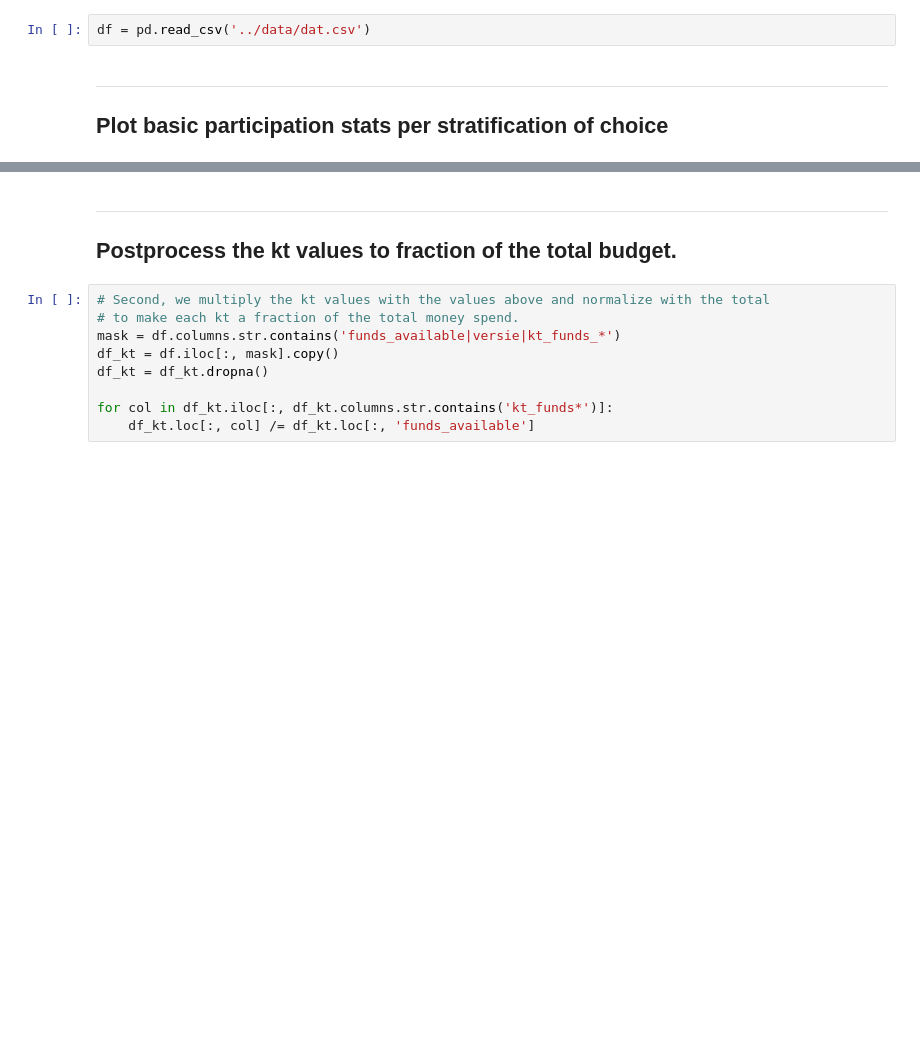
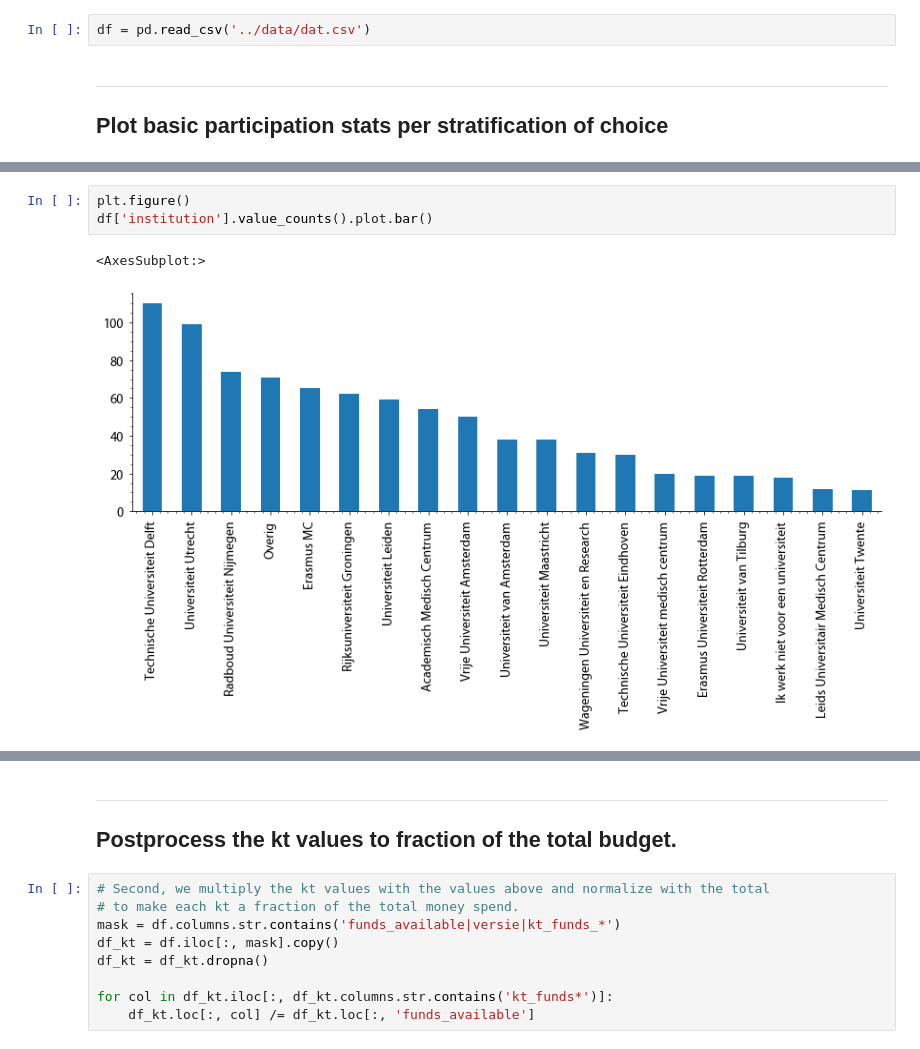
Before and after one commit to DeJongeAkademie/FundingConsultation2022, a Jupyter notebook: python/PVE_new_data.ipynb, the cells around one changed output, grey strips where cells are left out. Cells and saved outputs as stored; diff of their text form; blank space fills up the shorter version.

Commit message:
Added figures for basic stats.

```diff
--- a/python/PVE_new_data.ipynb
+++ b/python/PVE_new_data.ipynb
@@ -34 +36,7 @@ df['versie'].value_counts().plot.bar();
+# %%
+plt.figure()
+df['institution'].value_counts().plot.bar()
+# %% [output]
+<AxesSubplot:>
+[figure, added]
 # %%
```
Also changed, not shown: parts of 10 cells of this notebook.
